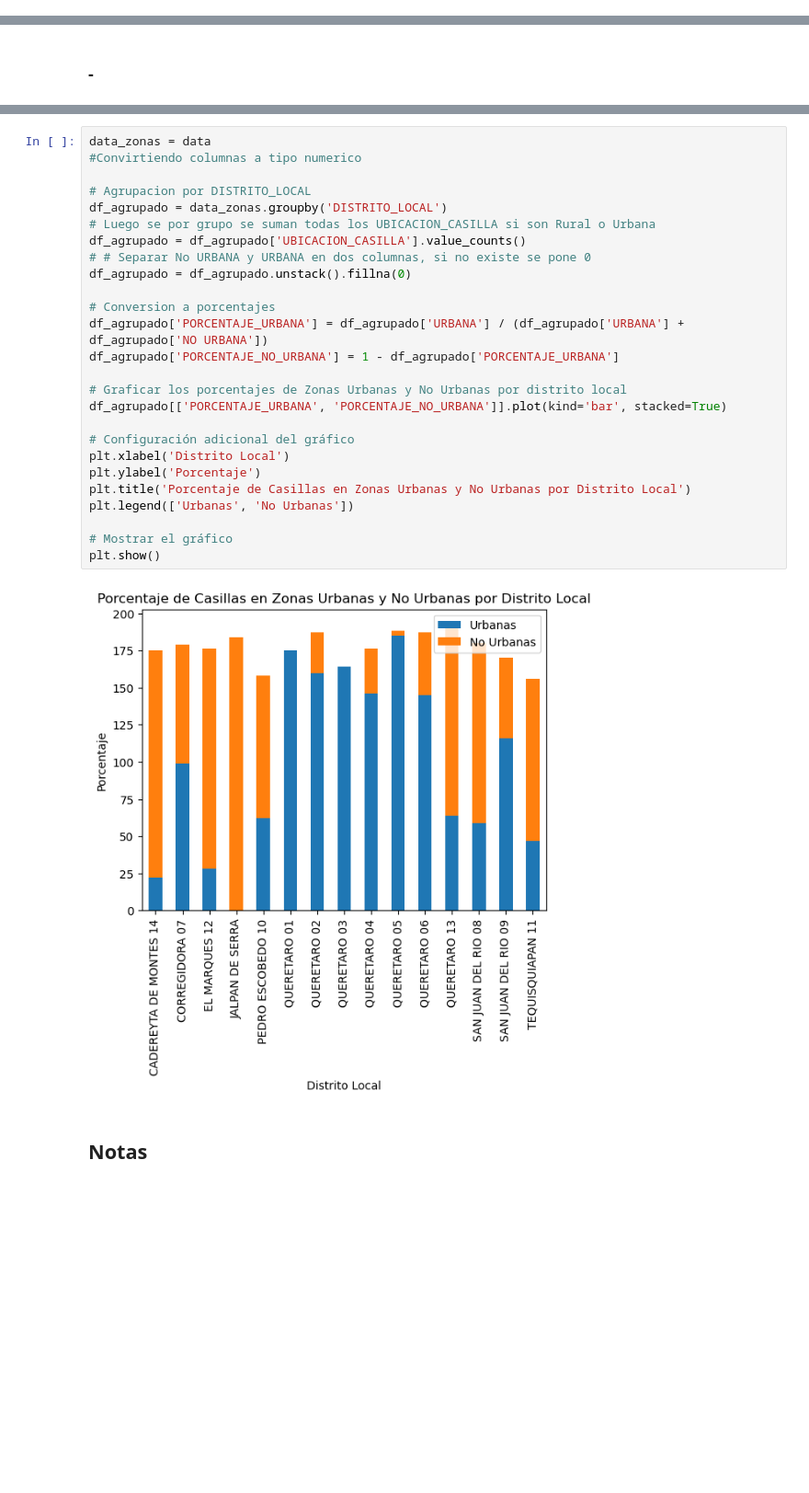
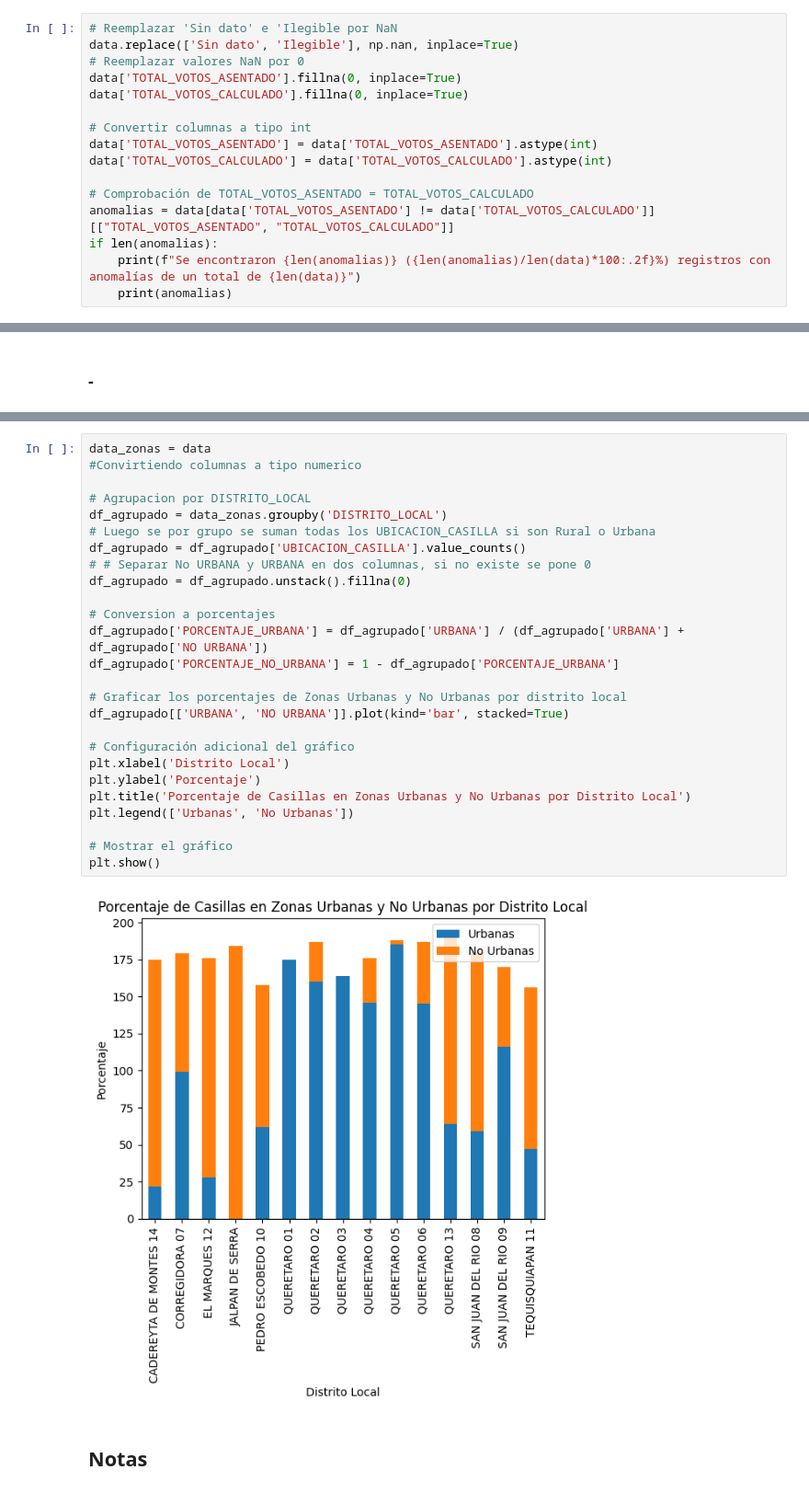
Before and after one commit to M1ndBlast/Data-Mining, a Jupyter notebook: analisis_datos.ipynb, the cells around one changed output, grey strips where cells are left out. Shown at 92% size. Cells and saved outputs as stored; diff of their text form; blank space fills up the shorter version.

```diff
--- a/analisis_datos.ipynb
+++ b/analisis_datos.ipynb
@@ -199,3 +199,19 @@ Se encontraron 2648 registros con anomalias
 2647                   204                   204
 
 [2648 rows x 2 columns]
+# %%
+# Reemplazar 'Sin dato' e 'Ilegible por NaN
+data.replace(['Sin dato', 'Ilegible'], np.nan, inplace=True)
+# Reemplazar valores NaN por 0
+data['TOTAL_VOTOS_ASENTADO'].fillna(0, inplace=True)
+data['TOTAL_VOTOS_CALCULADO'].fillna(0, inplace=True)
+
+# Convertir columnas a tipo int
+data['TOTAL_VOTOS_ASENTADO'] = data['TOTAL_VOTOS_ASENTADO'].astype(int)
+data['TOTAL_VOTOS_CALCULADO'] = data['TOTAL_VOTOS_CALCULADO'].astype(int)
+
+# Comprobación de TOTAL_VOTOS_ASENTADO = TOTAL_VOTOS_CALCULADO
+anomalias = data[data['TOTAL_VOTOS_ASENTADO'] != data['TOTAL_VOTOS_CALCULADO']][["TOTAL_VOTOS_ASENTADO", "TOTAL_VOTOS_CALCULADO"]]
+if len(anomalias):
+    print(f"Se encontraron {len(anomalias)} ({len(anomalias)/len(data)*100:.2f}%) registros con anomalías de un total de {len(data)}")
+    print(anomalias)
@@ -393,31 +380,31 @@ TEQUISQUIAPAN 11               0.629327            0.370673
 # %%
 data_zonas = data
 #Convirtiendo columnas a tipo numerico
 
 # Agrupacion por DISTRITO_LOCAL
 df_agrupado = data_zonas.groupby('DISTRITO_LOCAL')
 # Luego se por grupo se suman todas los UBICACION_CASILLA si son Rural o Urbana
 df_agrupado = df_agrupado['UBICACION_CASILLA'].value_counts()
 # # Separar No URBANA y URBANA en dos columnas, si no existe se pone 0
 df_agrupado = df_agrupado.unstack().fillna(0)
 
 # Conversion a porcentajes
 df_agrupado['PORCENTAJE_URBANA'] = df_agrupado['URBANA'] / (df_agrupado['URBANA'] + df_agrupado['NO URBANA'])
 df_agrupado['PORCENTAJE_NO_URBANA'] = 1 - df_agrupado['PORCENTAJE_URBANA']
 
 # Graficar los porcentajes de Zonas Urbanas y No Urbanas por distrito local
-df_agrupado[['PORCENTAJE_URBANA', 'PORCENTAJE_NO_URBANA']].plot(kind='bar', stacked=True)
+df_agrupado[['URBANA', 'NO URBANA']].plot(kind='bar', stacked=True)
 
 # Configuración adicional del gráfico
 plt.xlabel('Distrito Local')
 plt.ylabel('Porcentaje')
 plt.title('Porcentaje de Casillas en Zonas Urbanas y No Urbanas por Distrito Local')
 plt.legend(['Urbanas', 'No Urbanas'])
 
 # Mostrar el gráfico
 plt.show()
 # %% [output]
-[figure, old version]
+[figure, new version]
 # %% [markdown]
 ## Notas
 # %% [markdown]
```
Also changed, not shown: parts of 12 cells of this notebook, 1 other file.
